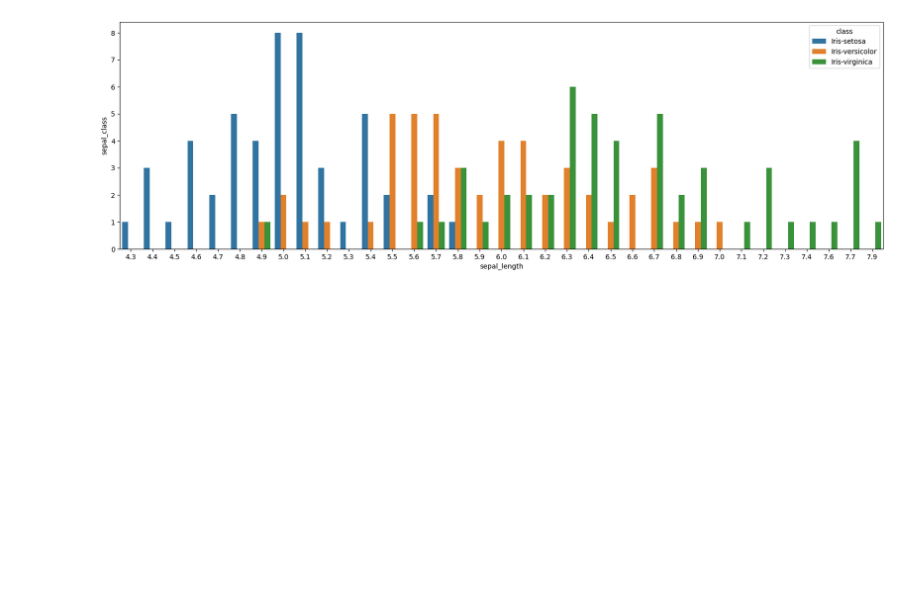
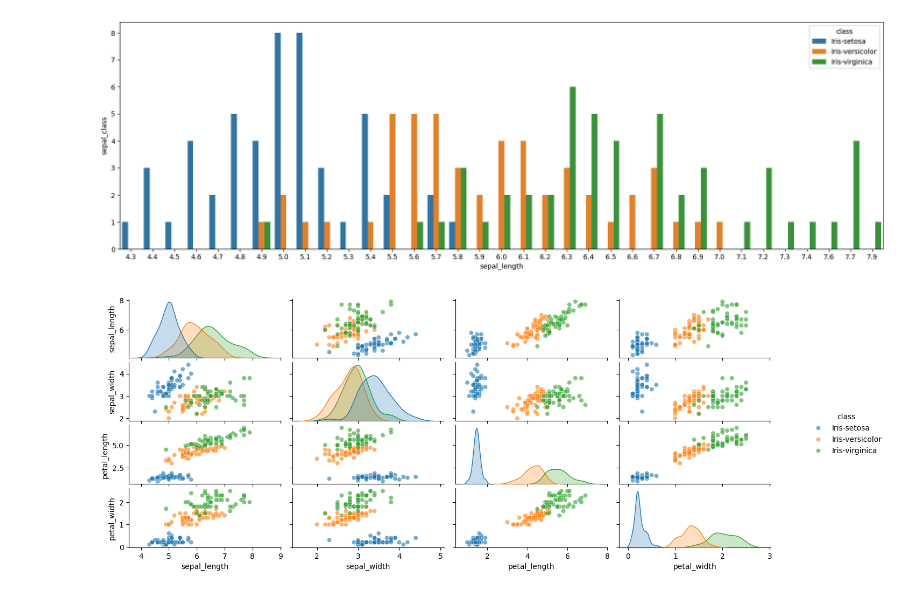
Before and after one commit to EngineeringSebastian-s/EvolutionaryComputation, a Jupyter notebook: Iris/AnalyticsIris.ipynb, the cells around one changed output. Cells and saved outputs as stored; diff of their text form; code cells hidden in the pictures; blank space fills up the shorter version.

```diff
--- a/Iris/AnalyticsIris.ipynb
+++ b/Iris/AnalyticsIris.ipynb
@@ -138,3 +138,8 @@ sn.barplot(x='sepal_length', y='sepal_class', hue='class', data=dfg)
 # %% [output]
 <Axes: xlabel='sepal_length', ylabel='sepal_class'>
 [figure]
+# %%
+graphic = sn.pairplot(df, hue='class', plot_kws={'alpha': 0.6})
+graphic.fig.set_size_inches(15,5)
+# %% [output]
+[figure, added]
```
